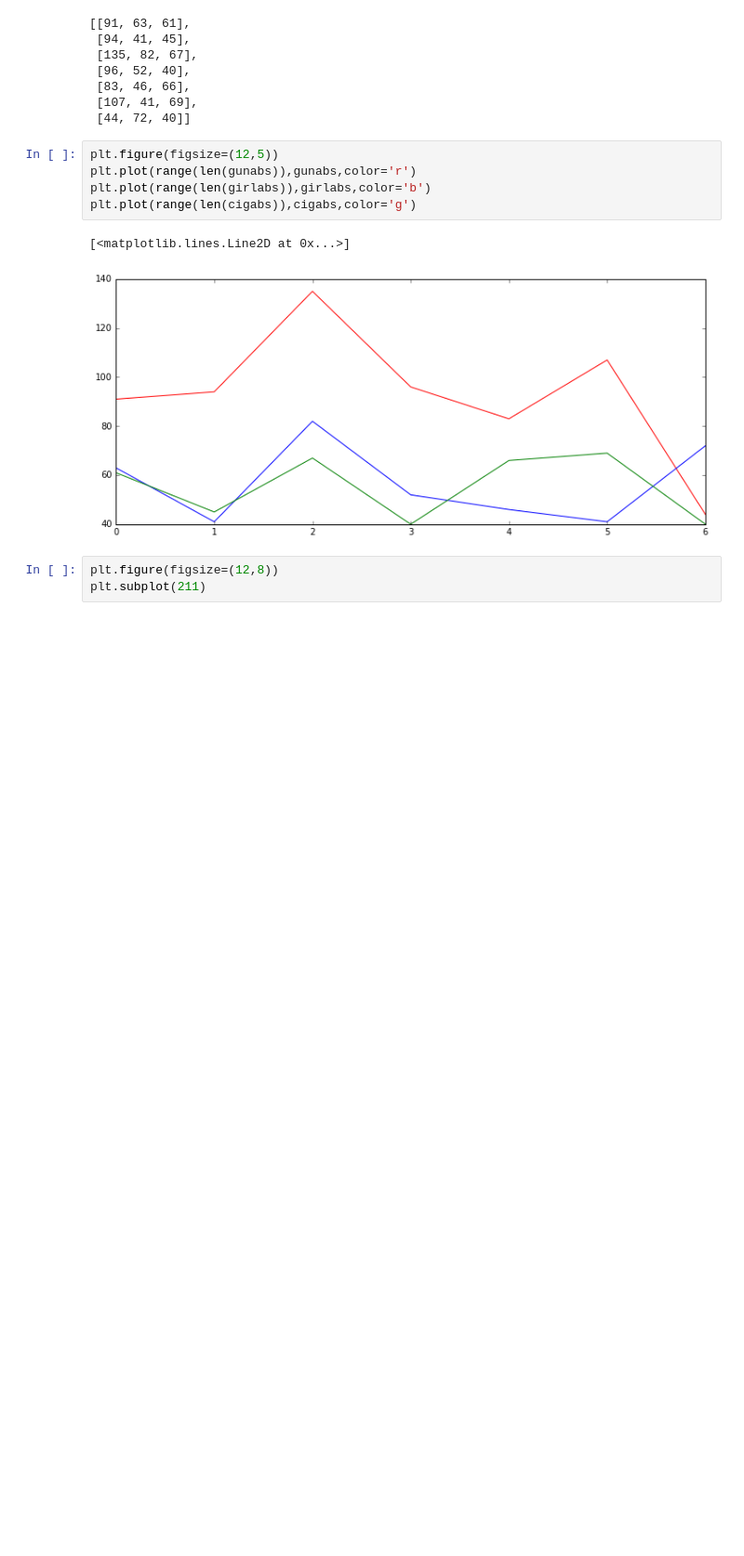
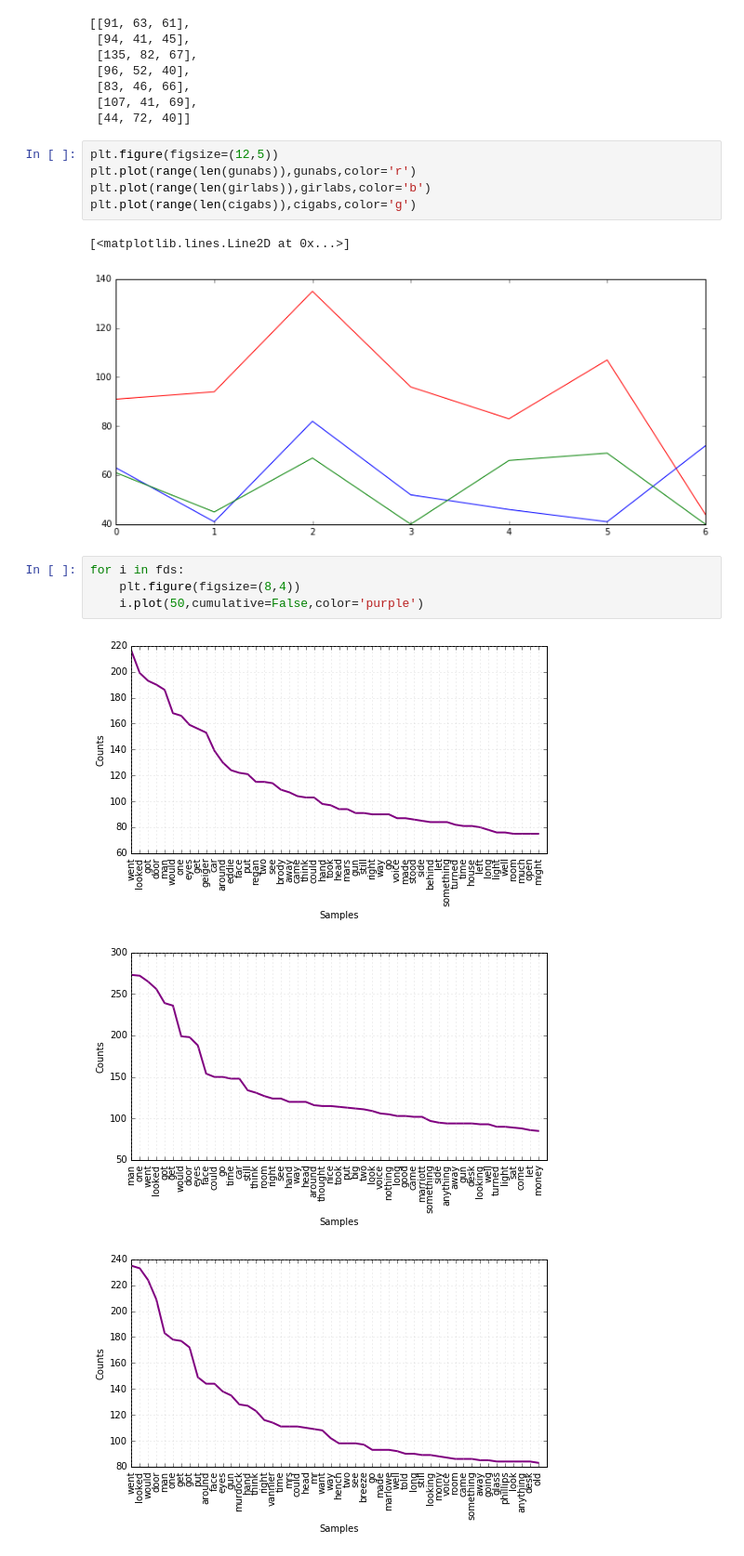
Before and after one commit to annemanguyen/metis_projects, a Jupyter notebook: allbooks.ipynb, the cells around one changed output. Shown: that part at 93% size. Drawn from its saved outputs; the diff is of its cells as text; blank space fills up the shorter version.

```diff
--- a/allbooks.ipynb
+++ b/allbooks.ipynb
@@ -282,6 +330,11 @@ plt.plot(range(len(cigabs)),cigabs,color='g')
 # %% [output]
 [<matplotlib.lines.Line2D at 0x...>]
 [figure]
-# %%
-plt.figure(figsize=(12,8))
-plt.subplot(211)
+# %%
+for i in fds:
+    plt.figure(figsize=(8,4))
+    i.plot(50,cumulative=False,color='purple')
+# %% [output]
+[figure, added]
+[figure, added]
+[figure, added]
```
Also changed, not shown: parts of 60 cells of this notebook, 9 other files.
